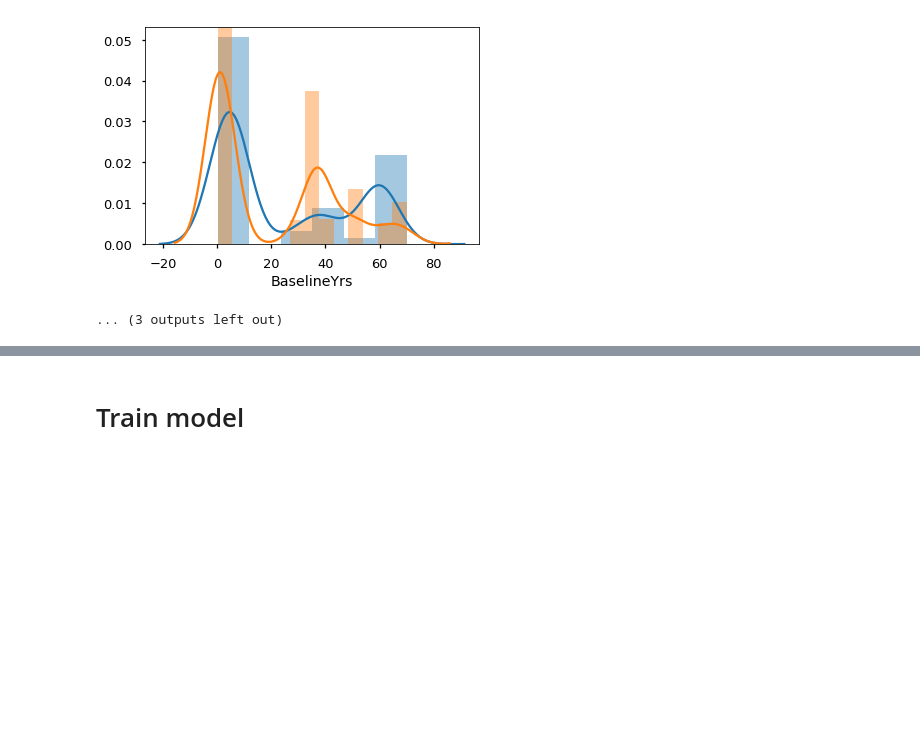
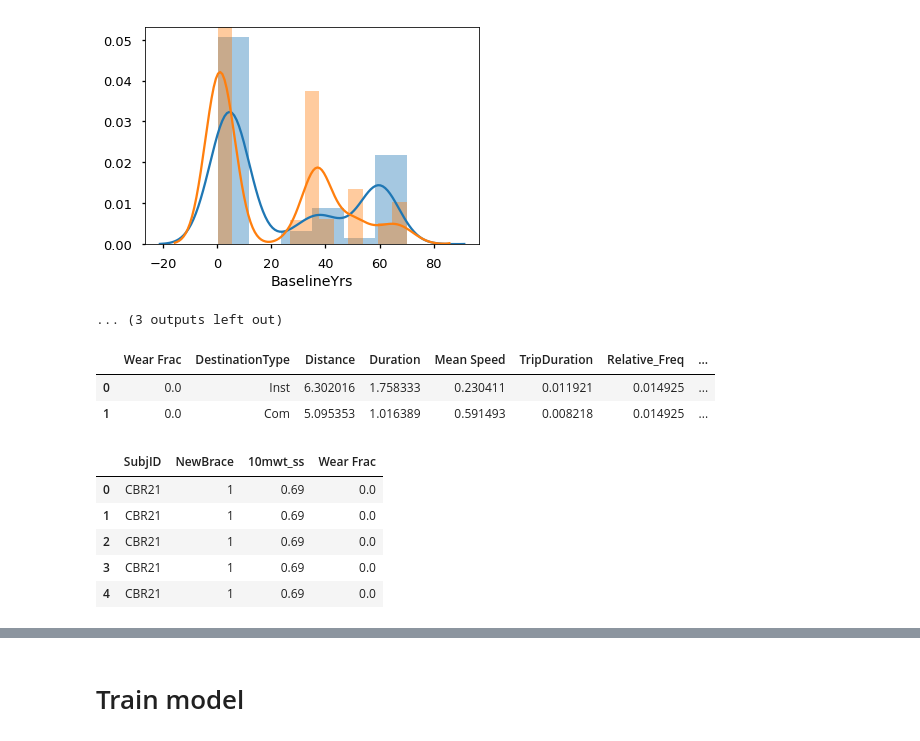
Before and after one commit to Luke3D/CbrAnalysis, a Jupyter notebook: GPS_AnalysisUIC.ipynb, the cells around one changed output, grey strips where cells are left out. Cells and saved outputs as stored; diff of their text form; code cells hidden in the pictures; blank space fills up the shorter version.

```diff
--- a/GPS_AnalysisUIC.ipynb
+++ b/GPS_AnalysisUIC.ipynb
@@ -746,3 +746,9 @@ for feat,ftyp in ft:
 [figure]
 [figure]
 ... (3 outputs left out)
+# %%
+Features.head(2)
+# %% [output]
+|  | Wear Frac | DestinationType | Distance | Duration | Mean Speed | TripDuration | Relative_Freq | ... |
+| 0 | 0.0 | Inst | 6.302016 | 1.758333 | 0.230411 | 0.011921 | 0.014925 | ... |
+| 1 | 0.0 | Com | 5.095353 | 1.016389 | 0.591493 | 0.008218 | 0.014925 | ... |
@@ -748,0 +757,9 @@ for feat,ftyp in ft:
+# %%
+F.head()
+# %% [output]
+|  | SubjID | NewBrace | 10mwt_ss | Wear Frac |
+| 0 | CBR21 | 1 | 0.69 | 0.0 |
+| 1 | CBR21 | 1 | 0.69 | 0.0 |
+| 2 | CBR21 | 1 | 0.69 | 0.0 |
+| 3 | CBR21 | 1 | 0.69 | 0.0 |
+| 4 | CBR21 | 1 | 0.69 | 0.0 |
```
Also changed, not shown: parts of 5 cells of this notebook.
